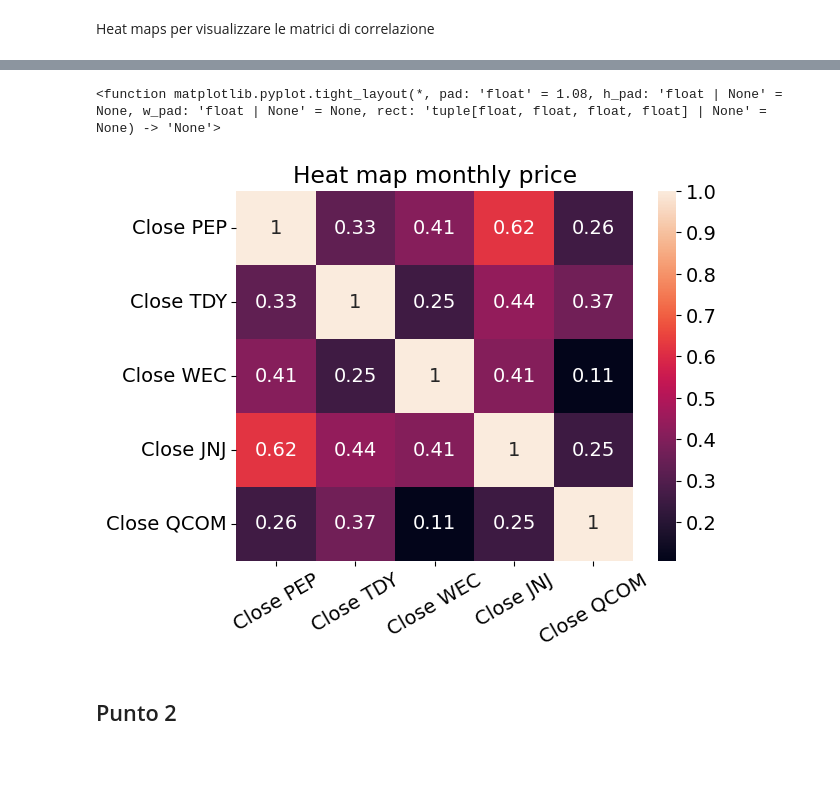
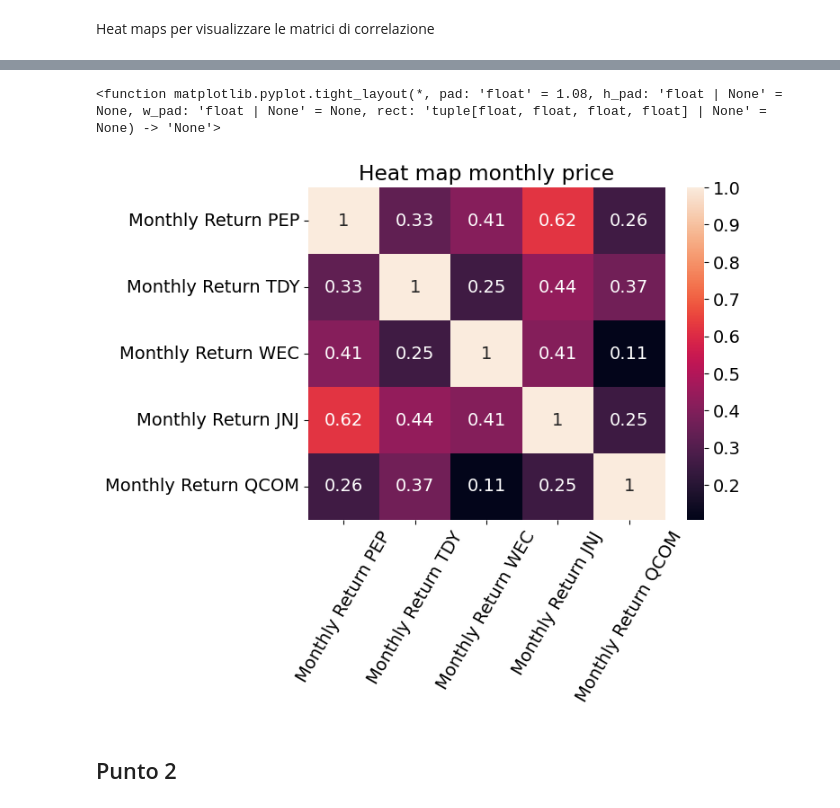
Before and after one commit to Riccardo-Martelli/Project_Work_Asset_Management, a Jupyter notebook: Final_Project.ipynb, the cells around one changed output, grey strips where cells are left out. Saved outputs shown, nothing was run; the diff lists cells and outputs as text; code cells hidden in the pictures; blank space fills up the shorter version.

```diff
--- a/Final_Project.ipynb
+++ b/Final_Project.ipynb
@@ -96,11 +96,11 @@ df_price_close["Close QCOM"] = df_QCOM["Price Close"].values
 # %% [markdown]
 Creo un dataframe contenente i 1 month returns delle stocks.
 # %%
-df_return_month = pd.DataFrame({"Close PEP":df_PEP["1 Month Total Return"].values})
-df_return_month["Close TDY"] = df_TDY["1 Month Total Return"].values
-df_return_month["Close WEC"] = df_WEC["1 Month Total Return"].values
-df_return_month["Close JNJ"] = df_JNJ["1 Month Total Return"].values
-df_return_month["Close QCOM"] = df_QCOM["1 Month Total Return"].values
+df_return_month = pd.DataFrame({"Monthly Return PEP":df_PEP["1 Month Total Return"].values})
+df_return_month["Monthly Return TDY"] = df_TDY["1 Month Total Return"].values
+df_return_month["Monthly Return WEC"] = df_WEC["1 Month Total Return"].values
+df_return_month["Monthly Return JNJ"] = df_JNJ["1 Month Total Return"].values
+df_return_month["Monthly Return QCOM"] = df_QCOM["1 Month Total Return"].values
 # %% [markdown]
 Ora è interessante visuallizzare la correlazione tra le varie stock sia per il close price, sia per il monthly average return.
 # %% [markdown]
@@ -131,11 +131,11 @@ plt.tight_layout
 # %%
 plt.title("Heat map monthly price")
 sns.heatmap(df_return_month.corr(numeric_only=True),annot=True)
-plt.xticks(rotation=30)
+plt.xticks(rotation=60)
 plt.tight_layout
 # %% [output]
 <function matplotlib.pyplot.tight_layout(*, pad: 'float' = 1.08, h_pad: 'float | None' = None, w_pad: 'float | None' = None, rect: 'tuple[float, float, float, float] | None' = None) -> 'None'>
-[figure, old version]
+[figure, new version]
 # %% [markdown]
 ## Punto 2
 # %%
```
Also changed, not shown: parts of 6 cells of this notebook.
